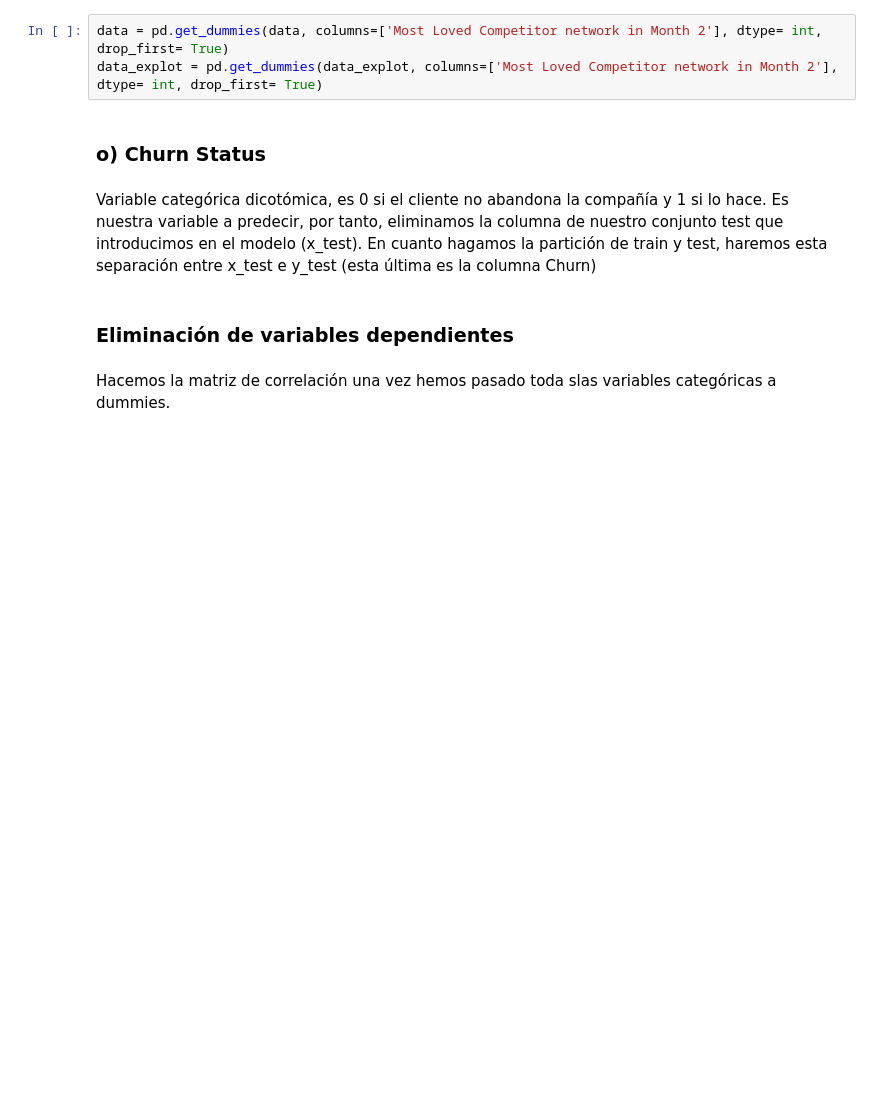
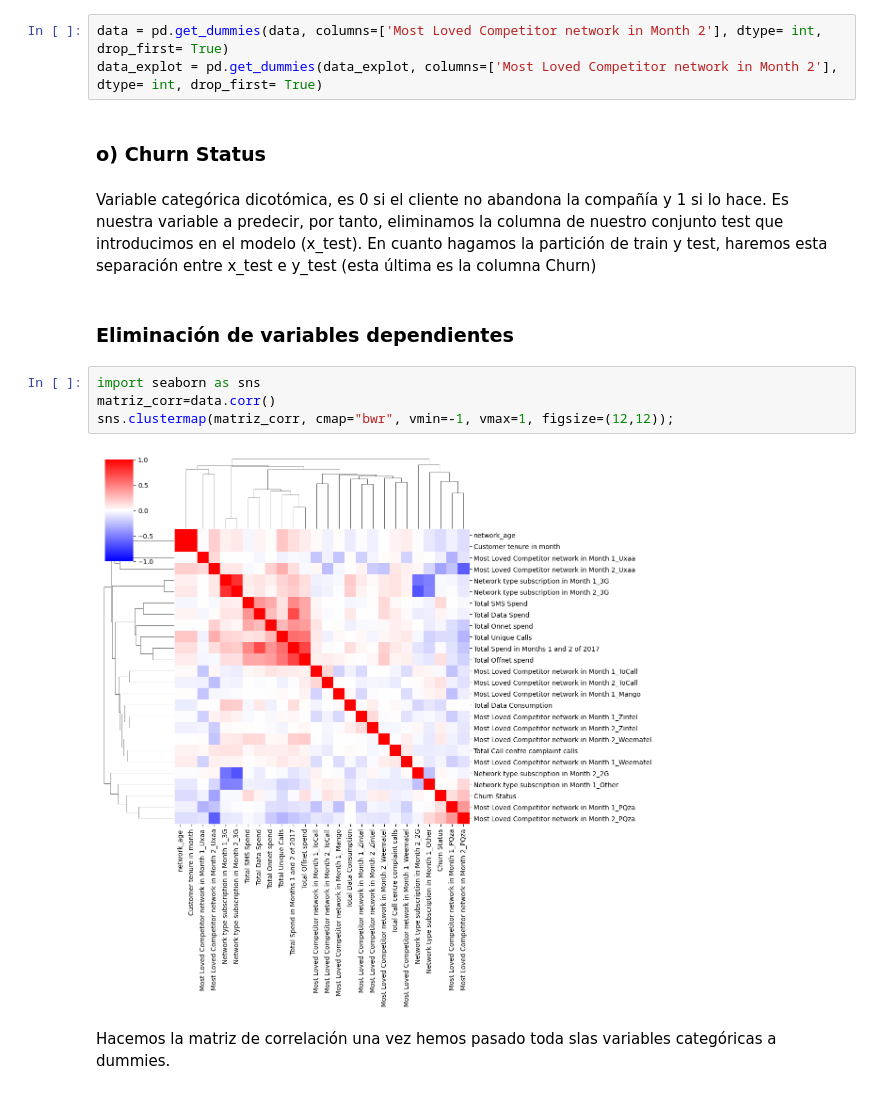
Before and after one commit to daviloncio/repositorio2, a Jupyter notebook: p3_aa/AA1_P3-12_Viernes_11.ipynb, the cells around one changed output. Drawn from its saved outputs; the diff is of its cells as text; blank space fills up the shorter version.

```diff
--- a/p3_aa/AA1_P3-12_Viernes_11.ipynb
+++ b/p3_aa/AA1_P3-12_Viernes_11.ipynb
@@ -323,6 +323,12 @@ Es nuestra variable a predecir, por tanto, eliminamos la columna de nuestro conj
 En cuanto hagamos la partición de train y test, haremos esta separación entre x_test e y_test (esta última es la columna Churn)
 # %% [markdown]
 ### Eliminación de variables dependientes
+# %%
+import seaborn as sns
+matriz_corr=data.corr()
+sns.clustermap(matriz_corr, cmap="bwr", vmin=-1, vmax=1, figsize=(12,12));
+# %% [output]
+[figure, added]
 # %% [markdown]
 Hacemos la matriz de correlación una vez hemos pasado toda slas variables categóricas a dummies.
 # %%
```
Also changed, not shown: parts of 28 cells of this notebook, 5 other files.
